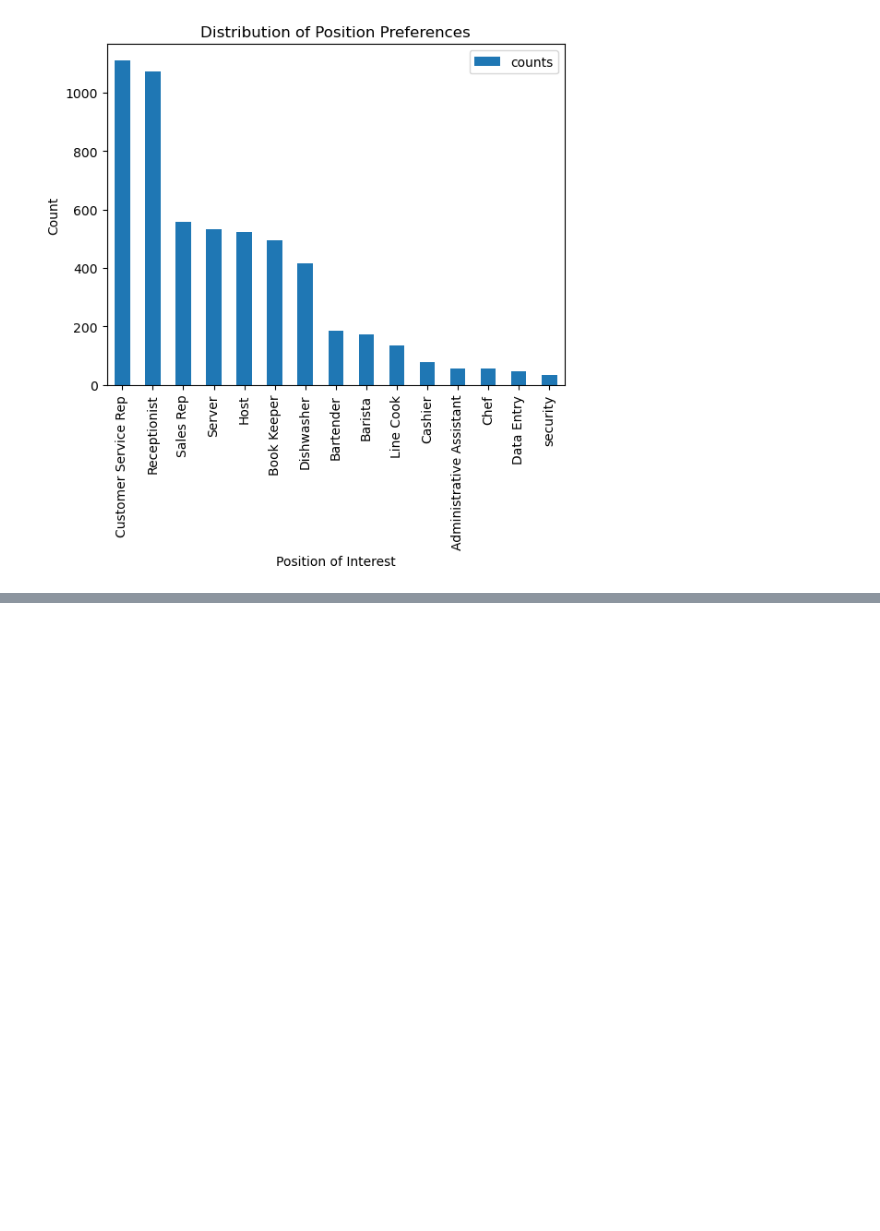
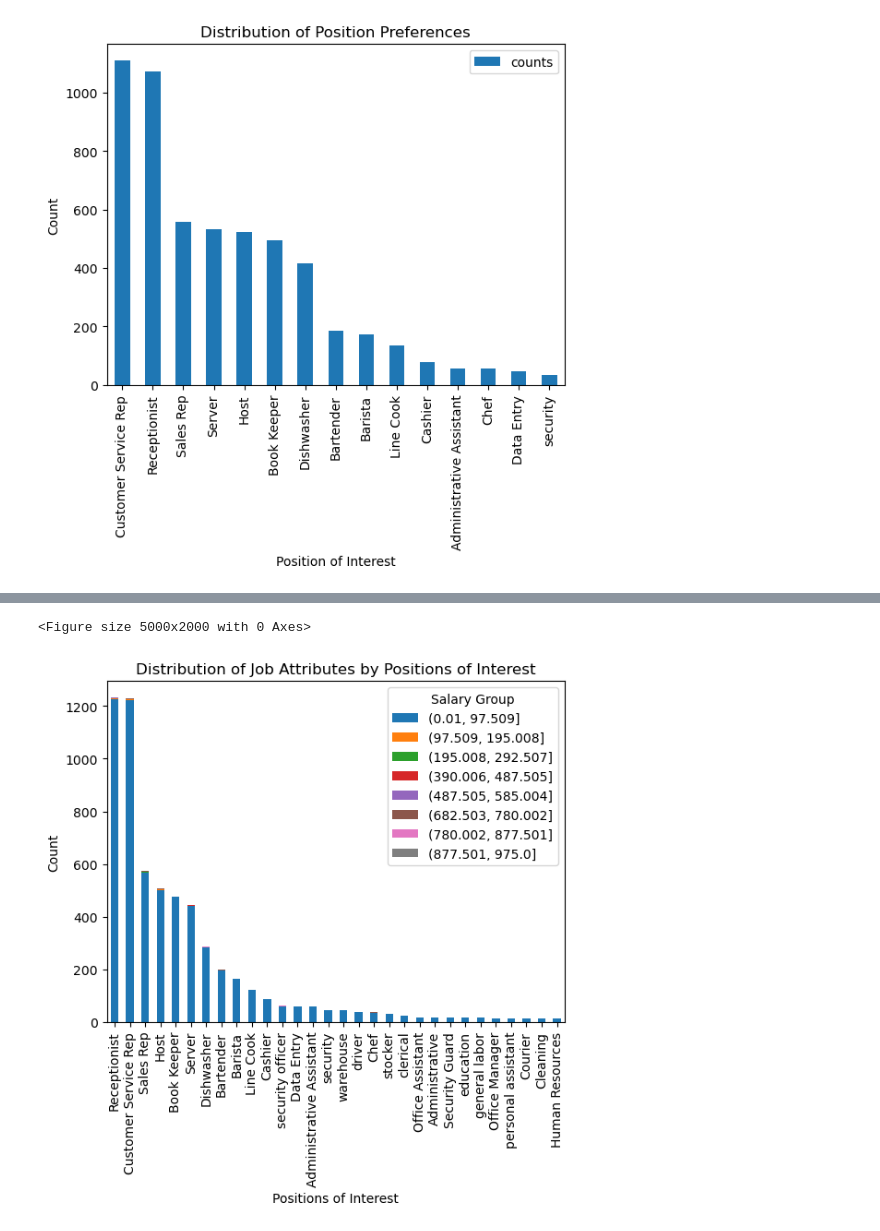
Before and after one commit to vermaarjun7/pewter-arjun, a Jupyter notebook: task.ipynb, the cells around one changed output, grey strips where cells are left out. Drawn from its saved outputs; the diff is of its cells as text; code cells hidden in the pictures; blank space fills up the shorter version.

Commit message:
salary dis across pos interests

```diff
--- a/task.ipynb
+++ b/task.ipynb
@@ -575,0 +584,3 @@ plt.show()
+# %%
+merged_table_2_4 = experience.merge(positions_interest[['Applicant.ID', 'new_positions_of_interest']], on=['Applicant.ID'],  how='inner')
+merged_table_2_4
@@ -575,0 +601,19 @@ plt.show()
+# %%
+job_attributes = merged_table_2_4[['Salary']]
+positions_of_interest = merged_table_2_4['new_positions_of_interest']
+employers = merged_table_2_4['Employer.Name']
+# %%
+# Define the number of desired salary groups
+num_groups = 10
+
+# Calculate the salary range for each group
+salary_min = merged_table_2_4['Salary'].min()
+salary_max = merged_table_2_4['Salary'].max()
+salary_range = np.linspace(salary_min, salary_max, num_groups + 1)
+
+# Group the salaries into the defined ranges
+merged_table_2_4['SalaryGroup'] = pd.cut(merged_table_2_4['Salary'], salary_range)
+
+# Create the contingency table
+position_attribute_table = pd.crosstab(positions_of_interest, merged_table_2_4['SalaryGroup'])
+position_attribute_table
@@ -575,0 +635,22 @@ plt.show()
+# %%
+position_attribute_table_cols = list(position_attribute_table)
+# %%
+
+# Set the figure size
+plt.figure(figsize=(50, 20))  # Adjust the width and height as needed
+
+# Plot the bar chart
+position_attribute_table.sort_values(by=position_attribute_table_cols[0], ascending=False).iloc[:30].plot(kind='bar', stacked=True)
+plt.title('Distribution of Job Attributes by Positions of Interest')
+plt.xlabel('Positions of Interest')
+plt.ylabel('Count')
+plt.legend(title='Salary Group')
+
+# Adjust the layout to accommodate the legend
+#plt.tight_layout()
+
+# Show the plot
+plt.show()
+# %% [output]
+<Figure size 5000x2000 with 0 Axes>
+[figure, added]
```
Also changed, not shown: parts of 12 cells of this notebook.
